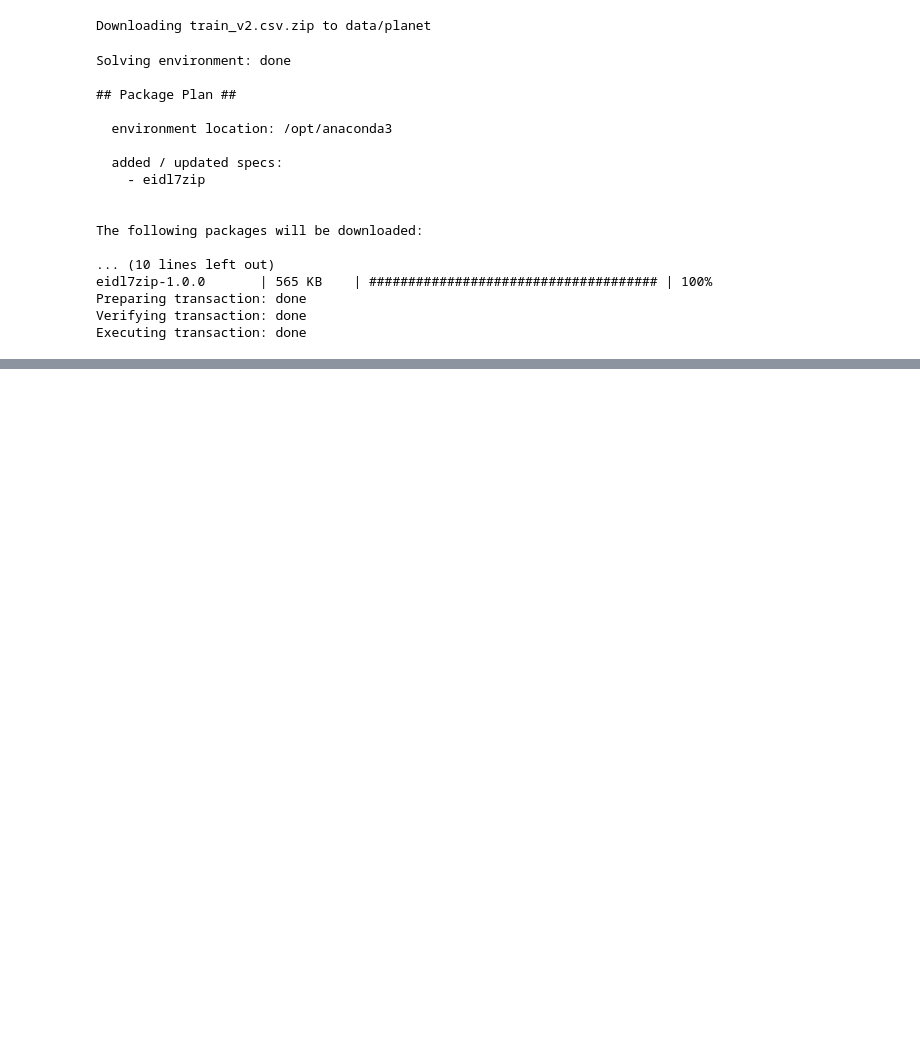
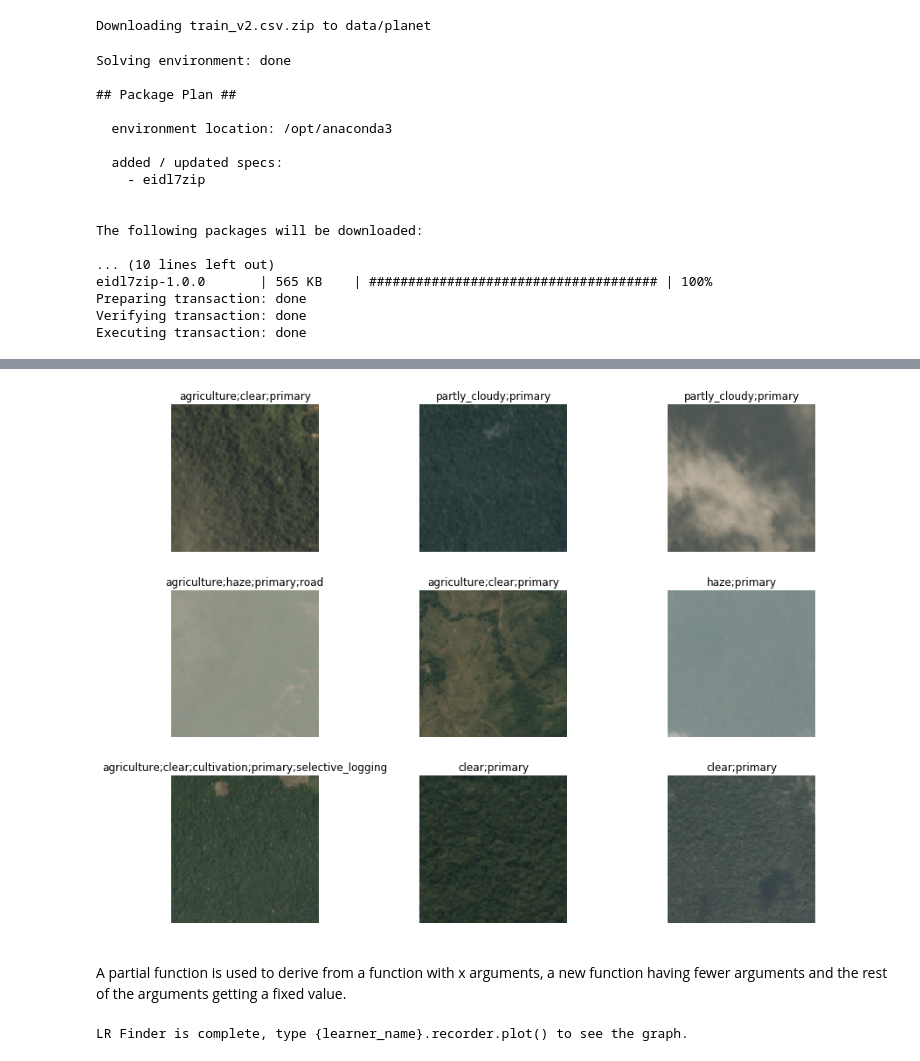
Before and after one commit to thelazyoxymoron/fastai-live-course, a Jupyter notebook: lesson3-planet-experiments.ipynb, the cells around one changed output, grey strips where cells are left out. Cells and saved outputs as stored; diff of their text form; code cells hidden in the pictures; blank space fills up the shorter version.

```diff
--- a/lesson3-planet-experiments.ipynb
+++ b/lesson3-planet-experiments.ipynb
@@ -72,0 +90,17 @@ Executing transaction: done
+# %%
+tfms = get_transforms(flip_vert=True, max_lighting=0.1, max_zoom=1.05, max_warp=0.)
+
+#flip_vert = True here indicates that flipping the images vertically would cause no change in the satellite images.
+# As a rule of thumb, doing this makes the model more generalizable.
+# %%
+np.random.seed(42)
+src = (ImageItemList.from_csv(path, 'train_v2.csv', folder='train-jpg', suffix='.jpg')
+      .random_split_by_pct(0.2)
+      .label_from_df(sep = ' '))
+# %%
+data = (src.transform(tfms, size = 128)
+       .databunch().normalize(imagenet_stats))
+# %%
+data.show_batch(rows = 3, figsize = (12,9))
+# %% [output]
+[figure, added]
@@ -72,0 +114,2 @@ Executing transaction: done
+# %% [markdown]
+A partial function is used to derive from a function with x arguments, a new function having fewer arguments and the rest of the arguments getting a fixed value.
@@ -72,0 +120,4 @@ Executing transaction: done
+# %%
+learn.lr_find()
+# %% [output]
+LR Finder is complete, type {learner_name}.recorder.plot() to see the graph.
```
Also changed, not shown: parts of 25 cells of this notebook.
